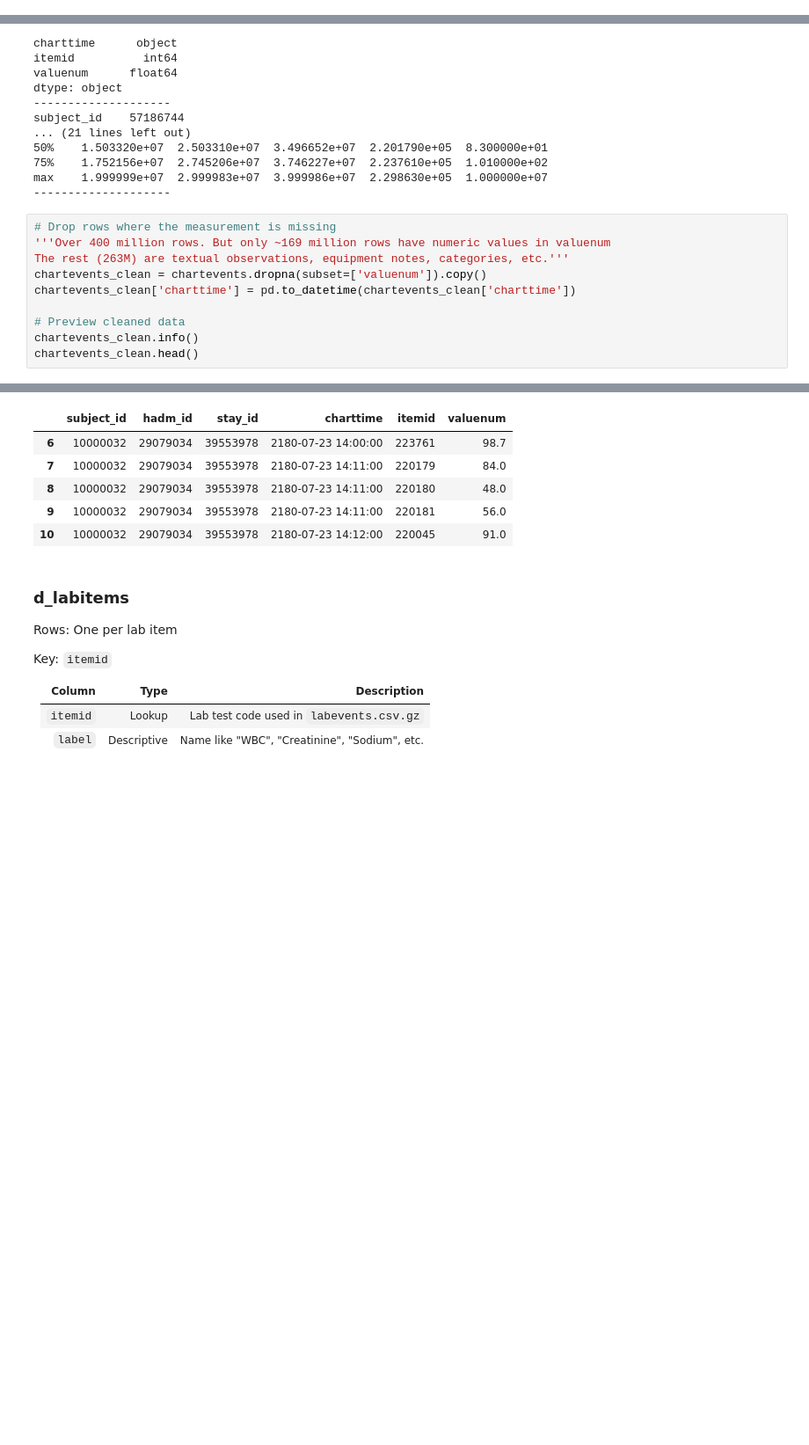
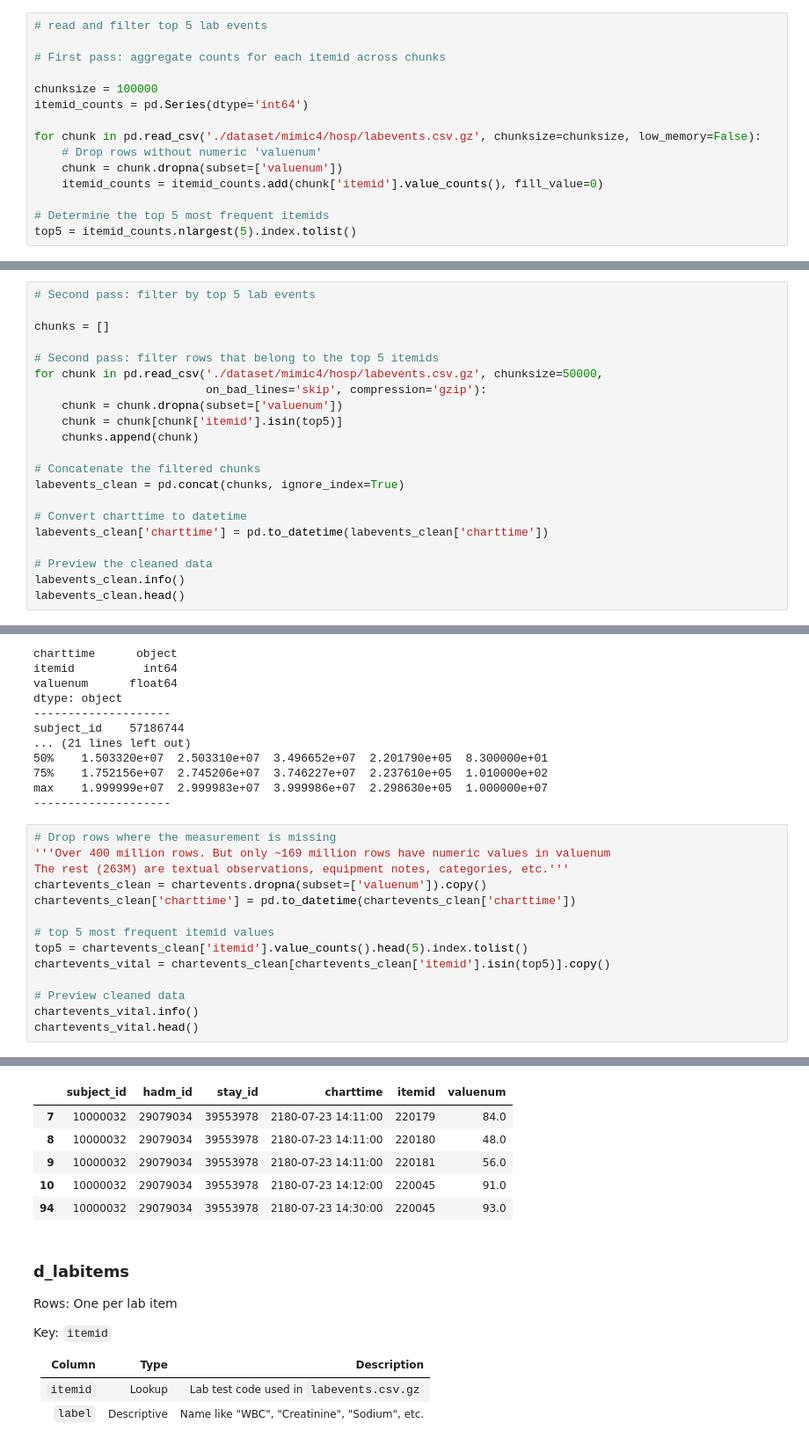
Before and after one commit to LesleyYu/DSCI531, a Jupyter notebook: project/fairness_mimic4.ipynb, the cells around one changed output, grey strips where cells are left out. Shown at 88% size. Saved outputs shown, nothing was run; the diff lists cells and outputs as text; blank space fills up the shorter version.

```diff
--- a/project/fairness_mimic4.ipynb
+++ b/project/fairness_mimic4.ipynb
@@ -746,0 +708,15 @@ memory usage: 6.1 GB
+# %%
+# read and filter top 5 lab events
+
+# First pass: aggregate counts for each itemid across chunks
+
+chunksize = 100000
+itemid_counts = pd.Series(dtype='int64')
+
+for chunk in pd.read_csv('./dataset/mimic4/hosp/labevents.csv.gz', chunksize=chunksize, low_memory=False):
+    # Drop rows without numeric 'valuenum'
+    chunk = chunk.dropna(subset=['valuenum'])
+    itemid_counts = itemid_counts.add(chunk['itemid'].value_counts(), fill_value=0)
+
+# Determine the top 5 most frequent itemids
+top5 = itemid_counts.nlargest(5).index.tolist()
@@ -746,0 +727,21 @@ memory usage: 6.1 GB
+# %%
+# Second pass: filter by top 5 lab events
+
+chunks = []
+
+# Second pass: filter rows that belong to the top 5 itemids
+for chunk in pd.read_csv('./dataset/mimic4/hosp/labevents.csv.gz', chunksize=50000,
+                         on_bad_lines='skip', compression='gzip'):
+    chunk = chunk.dropna(subset=['valuenum'])
+    chunk = chunk[chunk['itemid'].isin(top5)]
+    chunks.append(chunk)
+
+# Concatenate the filtered chunks
+labevents_clean = pd.concat(chunks, ignore_index=True)
+
+# Convert charttime to datetime
+labevents_clean['charttime'] = pd.to_datetime(labevents_clean['charttime'])
+
+# Preview the cleaned data
+labevents_clean.info()
+labevents_clean.head()
@@ -908,7 +933,11 @@ The rest (263M) are textual observations, equipment notes, categories, etc.'''
 chartevents_clean = chartevents.dropna(subset=['valuenum']).copy()
 chartevents_clean['charttime'] = pd.to_datetime(chartevents_clean['charttime'])
 
+# top 5 most frequent itemid values
+top5 = chartevents_clean['itemid'].value_counts().head(5).index.tolist()
+chartevents_vital = chartevents_clean[chartevents_clean['itemid'].isin(top5)].copy()
+
 # Preview cleaned data
-chartevents_clean.info()
-chartevents_clean.head()
+chartevents_vital.info()
+chartevents_vital.head()
 # %% [output]
@@ -932,9 +957,9 @@ memory usage: 2.0 GB
 |  | subject_id | hadm_id | stay_id | charttime | itemid | valuenum |
-| 6 | 10000032 | 29079034 | 39553978 | 2180-07-23 14:00:00 | 223761 | 98.7 |
 | 7 | 10000032 | 29079034 | 39553978 | 2180-07-23 14:11:00 | 220179 | 84.0 |
 | 8 | 10000032 | 29079034 | 39553978 | 2180-07-23 14:11:00 | 220180 | 48.0 |
 | 9 | 10000032 | 29079034 | 39553978 | 2180-07-23 14:11:00 | 220181 | 56.0 |
 | 10 | 10000032 | 29079034 | 39553978 | 2180-07-23 14:12:00 | 220045 | 91.0 |
+| 94 | 10000032 | 29079034 | 39553978 | 2180-07-23 14:30:00 | 220045 | 93.0 |
 # %% [markdown]
 ### d_labitems
 
```
Also changed, not shown: parts of 29 cells of this notebook, 1 other file.
